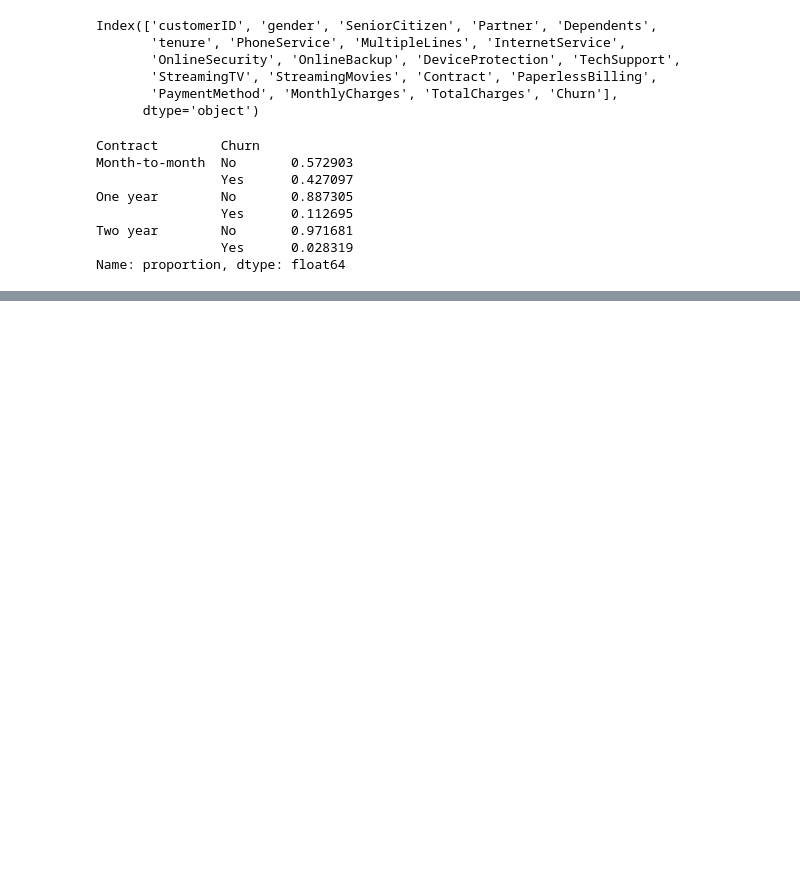
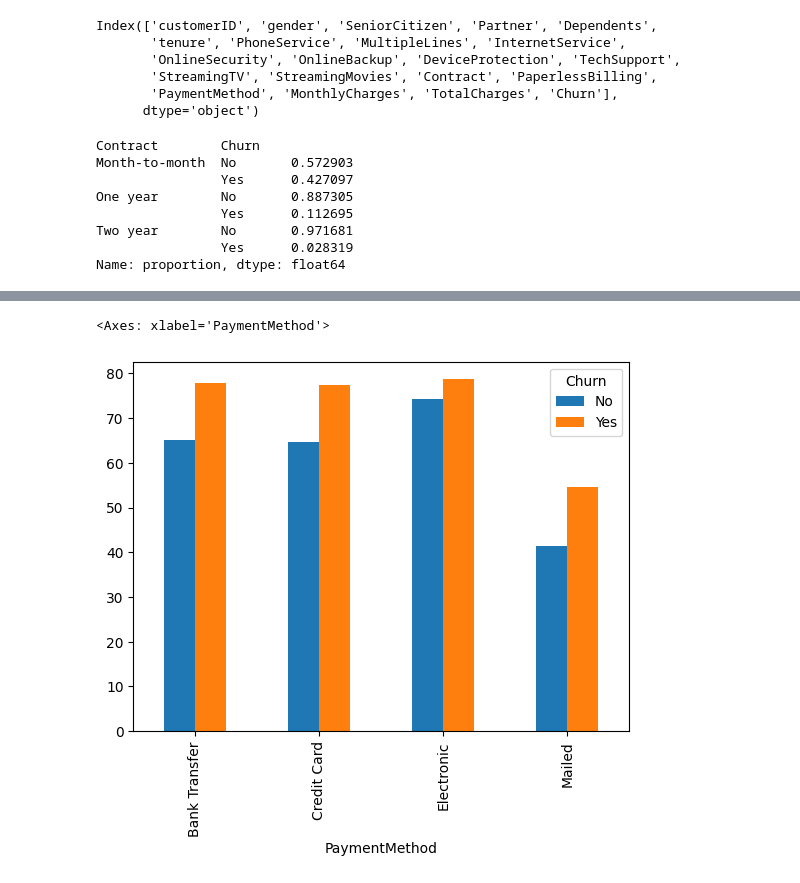
Before and after one commit to Priyanshu-Upadhyay-27/end-to-end-churn-ml, a Jupyter notebook: notebooks/EDA-Churn.ipynb, the cells around one changed output, grey strips where cells are left out. Cells and saved outputs as stored; diff of their text form; code cells hidden in the pictures; blank space fills up the shorter version.

```diff
--- a/notebooks/EDA-Churn.ipynb
+++ b/notebooks/EDA-Churn.ipynb
@@ -270,0 +295,5 @@ pd.crosstab(cf['Contract'], cf['Churn'], normalize='index').plot(kind='bar')
+# %%
+pd.pivot_table(cf, values = "MonthlyCharges", index = "PaymentMethod", columns = "Churn").plot(kind = "bar")
+# %% [output]
+<Axes: xlabel='PaymentMethod'>
+[figure, added]
```
Also changed, not shown: parts of 19 cells of this notebook.
